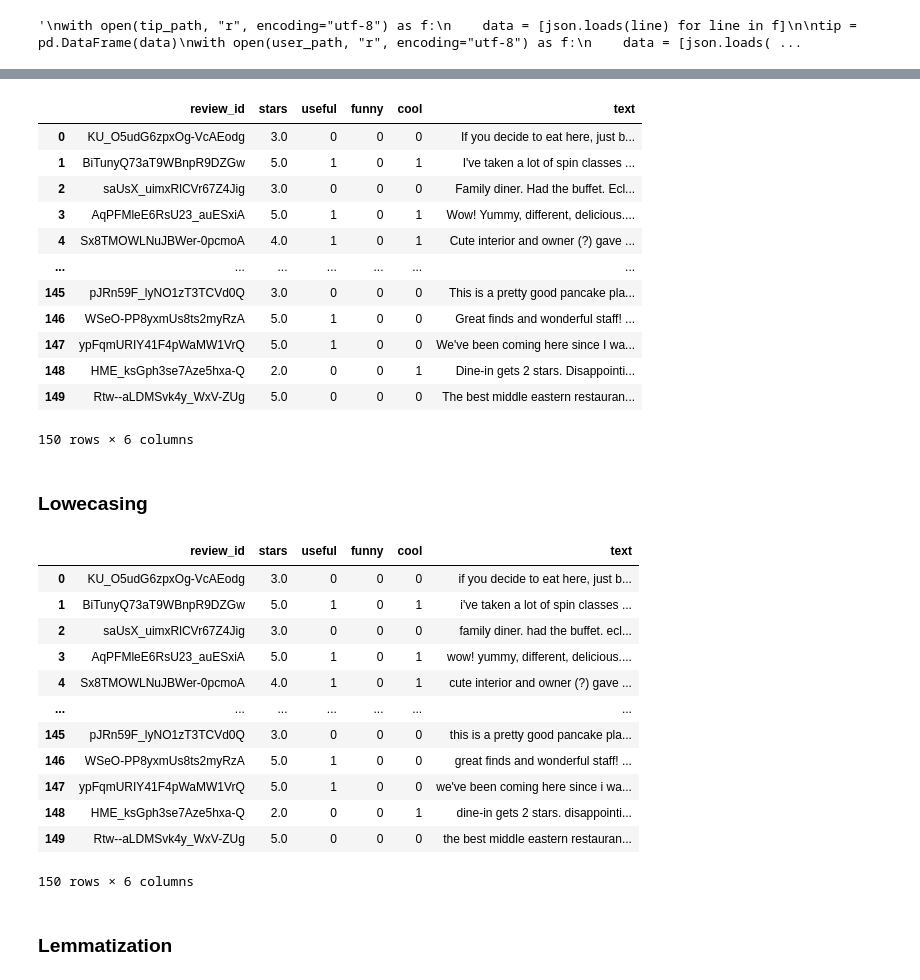
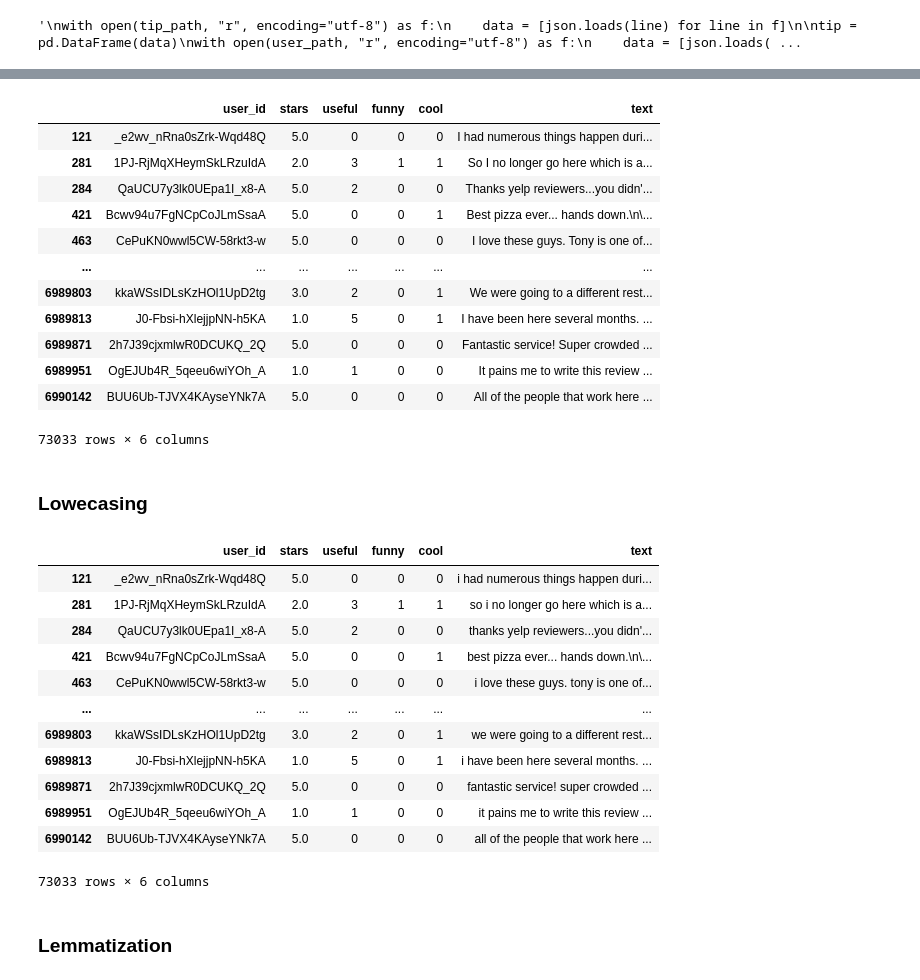
Before and after one commit to JaumeSanCol/Comp_ML, a Jupyter notebook: data_prep.ipynb, the cells around one changed output, grey strips where cells are left out. Drawn from its saved outputs; the diff is of its cells as text; code cells hidden in the pictures.

```diff
--- a/data_prep.ipynb
+++ b/data_prep.ipynb
@@ -13,11 +15,11 @@ user_path="/home/jaume/Escritorio/Ultim_Semestre/Comp.ML/Practicas/project/Yelp-
 with open(checkin_path, "r", encoding="utf-8") as f:
     data = [json.loads(line) for line in f]
 
-checkin = pd.DataFrame(data)
+checkin = pd.DataFrame(data)'''
 with open(business_path, "r", encoding="utf-8") as f:
     data = [json.loads(line) for line in f]
 
-business = pd.DataFrame(data)'''
+business = pd.DataFrame(data)
 with open(review_path, "r", encoding="utf-8") as f:
     data = [json.loads(line) for line in f]
 
@@ -34,6 +36,3 @@ user = pd.DataFrame(data)
 '''
 # %% [output]
 '\nwith open(tip_path, "r", encoding="utf-8") as f:\n    data = [json.loads(line) for line in f]\n\ntip = pd.DataFrame(data)\nwith open(user_path, "r", encoding="utf-8") as f:\n    data = [json.loads( ...
-# %%
-review=review.head(1500)
-review
@@ -53,0 +39,5 @@ review
+# %%
+business_filtered = business[business["city"] == "Sparks"]
+business_ids = business_filtered["business_id"]
+
+filtered_reviews = review[review["business_id"].isin(business_ids)]
@@ -54,20 +60,20 @@ review
 # %%
-review_short= review.drop(columns=["user_id","business_id","date"])
+review_short= filtered_reviews.drop(columns=["review_id","business_id","date"])
 review_short
 # %% [output]
-|  | review_id | stars | useful | funny | cool | text |
-| 0 | KU_O5udG6zpxOg-VcAEodg | 3.0 | 0 | 0 | 0 | If you decide to eat here, just b... |
-| 1 | BiTunyQ73aT9WBnpR9DZGw | 5.0 | 1 | 0 | 1 | I've taken a lot of spin classes ... |
-| 2 | saUsX_uimxRlCVr67Z4Jig | 3.0 | 0 | 0 | 0 | Family diner. Had the buffet. Ecl... |
-| 3 | AqPFMleE6RsU23_auESxiA | 5.0 | 1 | 0 | 1 | Wow! Yummy, different, delicious.... |
-| 4 | Sx8TMOWLNuJBWer-0pcmoA | 4.0 | 1 | 0 | 1 | Cute interior and owner (?) gave ... |
+|  | user_id | stars | useful | funny | cool | text |
+| 121 | _e2wv_nRna0sZrk-Wqd48Q | 5.0 | 0 | 0 | 0 | I had numerous things happen duri... |
+| 281 | 1PJ-RjMqXHeymSkLRzuIdA | 2.0 | 3 | 1 | 1 | So I no longer go here which is a... |
+| 284 | QaUCU7y3lk0UEpa1I_x8-A | 5.0 | 2 | 0 | 0 | Thanks yelp reviewers...you didn'... |
+| 421 | Bcwv94u7FgNCpCoJLmSsaA | 5.0 | 0 | 0 | 1 | Best pizza ever... hands down.\n\... |
+| 463 | CePuKN0wwl5CW-58rkt3-w | 5.0 | 0 | 0 | 0 | I love these guys. Tony is one of... |
 | ... | ... | ... | ... | ... | ... | ... |
-| 145 | pJRn59F_lyNO1zT3TCVd0Q | 3.0 | 0 | 0 | 0 | This is a pretty good pancake pla... |
-| 146 | WSeO-PP8yxmUs8ts2myRzA | 5.0 | 1 | 0 | 0 | Great finds and wonderful staff! ... |
-| 147 | ypFqmURIY41F4pWaMW1VrQ | 5.0 | 1 | 0 | 0 | We've been coming here since I wa... |
-| 148 | HME_ksGph3se7Aze5hxa-Q | 2.0 | 0 | 0 | 1 | Dine-in gets 2 stars. Disappointi... |
-| 149 | Rtw--aLDMSvk4y_WxV-ZUg | 5.0 | 0 | 0 | 0 | The best middle eastern restauran... |
+| 6989803 | kkaWSsIDLsKzHOl1UpD2tg | 3.0 | 2 | 0 | 1 | We were going to a different rest... |
+| 6989813 | J0-Fbsi-hXlejjpNN-h5KA | 1.0 | 5 | 0 | 1 | I have been here several months. ... |
+| 6989871 | 2h7J39cjxmlwR0DCUKQ_2Q | 5.0 | 0 | 0 | 0 | Fantastic service! Super crowded ... |
+| 6989951 | OgEJUb4R_5qeeu6wiYOh_A | 1.0 | 1 | 0 | 0 | It pains me to write this review ... |
+| 6990142 | BUU6Ub-TJVX4KAyseYNk7A | 5.0 | 0 | 0 | 0 | All of the people that work here ... |
-150 rows × 6 columns
+73033 rows × 6 columns
 # %% [markdown]
 ### Lowecasing
 # %%
@@ -75,19 +81,19 @@ review_lower=review_short
 review_lower["text"]=review_lower["text"].str.lower()
 review_lower
 # %% [output]
-|  | review_id | stars | useful | funny | cool | text |
-| 0 | KU_O5udG6zpxOg-VcAEodg | 3.0 | 0 | 0 | 0 | if you decide to eat here, just b... |
-| 1 | BiTunyQ73aT9WBnpR9DZGw | 5.0 | 1 | 0 | 1 | i've taken a lot of spin classes ... |
-| 2 | saUsX_uimxRlCVr67Z4Jig | 3.0 | 0 | 0 | 0 | family diner. had the buffet. ecl... |
-| 3 | AqPFMleE6RsU23_auESxiA | 5.0 | 1 | 0 | 1 | wow! yummy, different, delicious.... |
-| 4 | Sx8TMOWLNuJBWer-0pcmoA | 4.0 | 1 | 0 | 1 | cute interior and owner (?) gave ... |
+|  | user_id | stars | useful | funny | cool | text |
+| 121 | _e2wv_nRna0sZrk-Wqd48Q | 5.0 | 0 | 0 | 0 | i had numerous things happen duri... |
+| 281 | 1PJ-RjMqXHeymSkLRzuIdA | 2.0 | 3 | 1 | 1 | so i no longer go here which is a... |
+| 284 | QaUCU7y3lk0UEpa1I_x8-A | 5.0 | 2 | 0 | 0 | thanks yelp reviewers...you didn'... |
+| 421 | Bcwv94u7FgNCpCoJLmSsaA | 5.0 | 0 | 0 | 1 | best pizza ever... hands down.\n\... |
+| 463 | CePuKN0wwl5CW-58rkt3-w | 5.0 | 0 | 0 | 0 | i love these guys. tony is one of... |
 | ... | ... | ... | ... | ... | ... | ... |
-| 145 | pJRn59F_lyNO1zT3TCVd0Q | 3.0 | 0 | 0 | 0 | this is a pretty good pancake pla... |
-| 146 | WSeO-PP8yxmUs8ts2myRzA | 5.0 | 1 | 0 | 0 | great finds and wonderful staff! ... |
-| 147 | ypFqmURIY41F4pWaMW1VrQ | 5.0 | 1 | 0 | 0 | we've been coming here since i wa... |
-| 148 | HME_ksGph3se7Aze5hxa-Q | 2.0 | 0 | 0 | 1 | dine-in gets 2 stars. disappointi... |
-| 149 | Rtw--aLDMSvk4y_WxV-ZUg | 5.0 | 0 | 0 | 0 | the best middle eastern restauran... |
+| 6989803 | kkaWSsIDLsKzHOl1UpD2tg | 3.0 | 2 | 0 | 1 | we were going to a different rest... |
+| 6989813 | J0-Fbsi-hXlejjpNN-h5KA | 1.0 | 5 | 0 | 1 | i have been here several months. ... |
+| 6989871 | 2h7J39cjxmlwR0DCUKQ_2Q | 5.0 | 0 | 0 | 0 | fantastic service! super crowded ... |
+| 6989951 | OgEJUb4R_5qeeu6wiYOh_A | 1.0 | 1 | 0 | 0 | it pains me to write this review ... |
+| 6990142 | BUU6Ub-TJVX4KAyseYNk7A | 5.0 | 0 | 0 | 0 | all of the people that work here ... |
-150 rows × 6 columns
+73033 rows × 6 columns
 # %%
 corpus=review_lower.drop(columns=["useful","funny","cool"])
 # %% [markdown]
```
Also changed, not shown: parts of 30 cells of this notebook, 2 other files.
